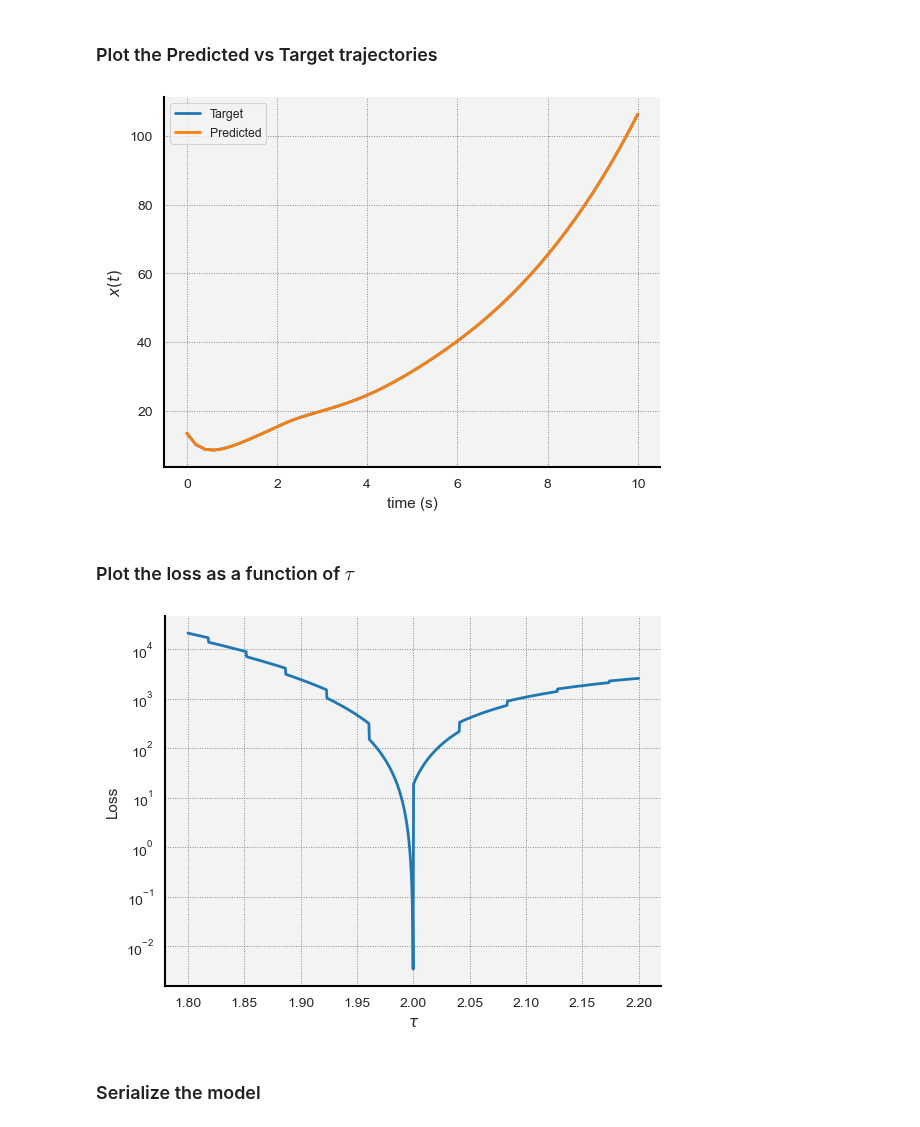
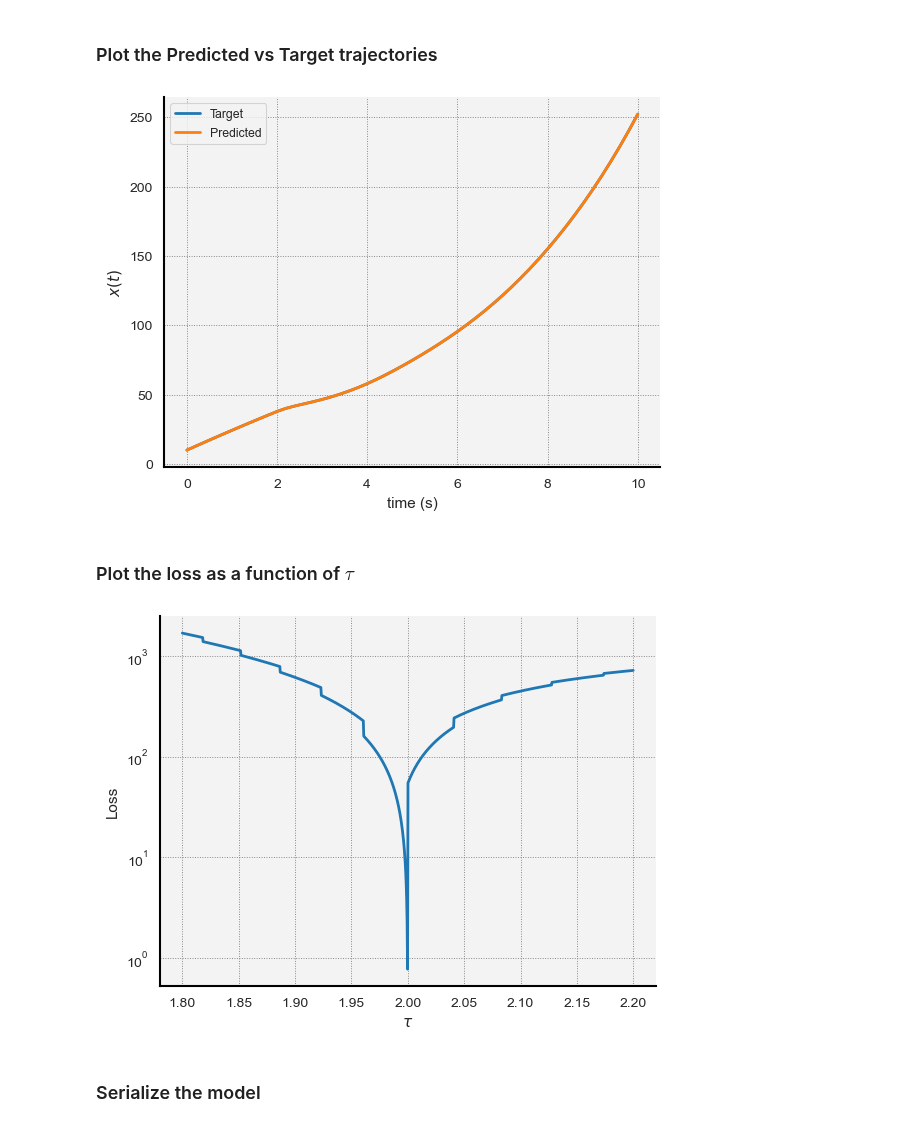
Before and after one commit to punkduckable/NDDE, a Jupyter notebook: NDDE.ipynb, the cells around one changed output. Cells and saved outputs as stored; diff of their text form; code cells hidden in the pictures.

```diff
--- a/NDDE.ipynb
+++ b/NDDE.ipynb
@@ -66,8 +66,8 @@ Initialize_Logger(level = logging.INFO);
 LOGGER : logging.Logger = logging.getLogger(__name__);
 
 # Set up cost functions.
-l = L2_Cost(Weight = torch.tensor([0.5, 1.0, 1.0]));
-G = L2_Cost(Weight = 0.1);
+l = L1_Cost(Weight = 1.0);
+G = L1_Cost(Weight = 0.0);
 
 # Set up plotting.
 Initialize_MPL();
@@ -121,6 +138,20 @@ plt.title("Target trajectory");
 # %% [markdown]
 ### Train the model
 # %%
+"""
+# Logistic
+
+# Pick a starting position, tau, and x0
+tau     = (tau_Target*2.0).clone().detach().requires_grad_(True);
+a       = (a_Target*1.0).clone().detach().requires_grad_(True);
+b       = (b_Target*1.0).clone().detach().requires_grad_(True);
+T       = torch.clone(T_Target).requires_grad_(False);
+
+# Set up a NDDE object. We will try to train the enclosed model to match the one we used to generate the above plot.
+F_MODEL     = F_Model(theta_0 = 1.5, theta_1 = 1.5);
+X0_MODEL    = X0_Model(a, b);
+"""
+
 """
 # Cheyne
 
@@ -135,10 +166,11 @@ F_MODEL     = F_Model(p = 2.0, V0 = 10.0, a = 1.8, m = 8);
 X0_MODEL    = X0_Model(a, b);
 """
 
+
 # HIV
 
 # Pick a starting position, tau, and x0
-tau     = (tau_Target*3.0).clone().detach().requires_grad_(True);
+tau     = (tau_Target*1.1).clone().detach().requires_grad_(True);
 a       = (a_Target*1.0).clone().detach().requires_grad_(True);
 b       = (b_Target*1.0).clone().detach().requires_grad_(True);
 T       = torch.clone(T_Target).requires_grad_(False);
@@ -153,9 +185,10 @@ F_MODEL     = F_Model(  k   = .0343,#     * 1.1,
                         c   = 3.0)#       * 0.9);
 X0_MODEL    = X0_Model(a, b);
 
+
 # Settings for training
 N_Epochs        : int       = 1000;
-Learning_Rate   : float     = 0.01;
+Learning_Rate   : float     = 0.001;
 Loss_Threshold  : float     = 0.01;             # Will exit when loss drops below this.
 
 # Set up the DDE Module
@@ -163,7 +196,7 @@ DDE_Module  = NDDE(F = F_MODEL, X0 = X0_MODEL);
 
 
 # Select the optimizer, number of epochs.
-Param_List  : List  = [tau] #+ list(X0_MODEL.parameters()) + list(F_MODEL.parameters());
+Param_List  : List  = [tau] #+ list(F_MODEL.parameters()) #+ list(X0_MODEL.parameters());
 Optimizer           = torch.optim.Adam(Param_List, lr = Learning_Rate);
 Scheduler           = torch.optim.lr_scheduler.CosineAnnealingLR(
                                             optimizer   = Optimizer,
@@ -206,16 +239,16 @@ converged after 265 epochs
 # %%
 ####################################################################################################
 # Plot target, final trajectory
 
 plt.figure(1);
-plt.plot(t_Target,  x_Target[:,  1].detach().numpy(),   label = "true");
-plt.plot(t_Predict, x_Predict[:, 1].detach().numpy(),  label = "discovered");
+plt.plot(t_Target,  x_Target[:,  0].detach().numpy(),   label = "true");
+plt.plot(t_Predict, x_Predict[:, 0].detach().numpy(),  label = "discovered");
 seaborn.despine();
 plt.xlabel("time (s)");
 plt.ylabel(r"$x(t)$");
 plt.legend(["Target","Predicted"]);
 # %% [output]
-[figure, old version]
+[figure, new version]
 # %% [markdown]
 ### Plot the loss as a function of $\tau$
 # %%
@@ -252,7 +285,7 @@ plt.xlabel(r"$\tau$");
 plt.ylabel("Loss");
 plt.yscale("log");
 # %% [output]
-[figure, old version]
+[figure, new version]
 # %% [markdown]
 ### Serialize the model
 # %%
```
Also changed, not shown: parts of 2 cells of this notebook, 2 other files.
